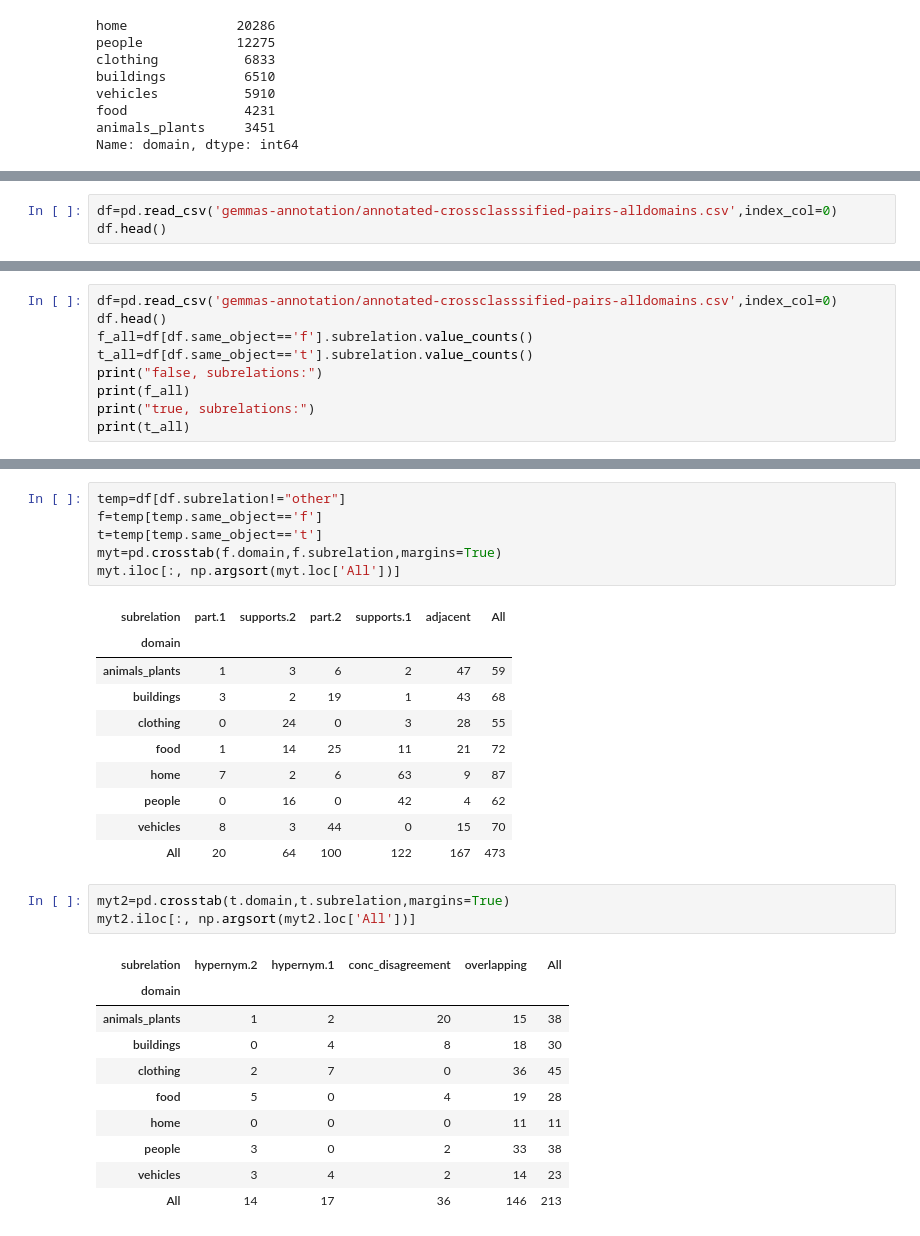
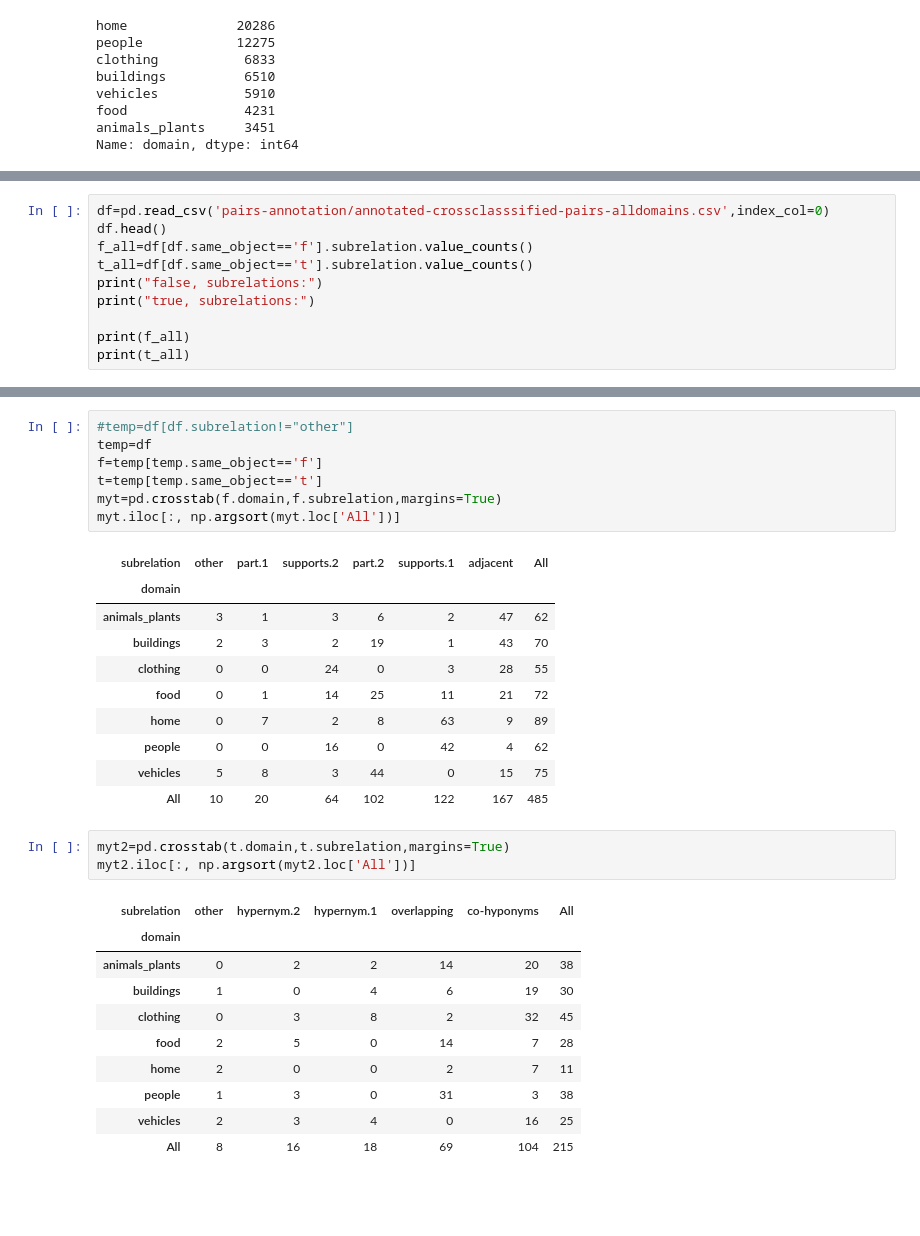
Before and after one commit to sinazarriess/many_names_collection, a Jupyter notebook: analysis/explore.ipynb, the cells around one changed output, grey strips where cells are left out. Cells and saved outputs as stored; diff of their text form; blank space fills up the shorter version.

```diff
--- a/analysis/explore.ipynb
+++ b/analysis/explore.ipynb
@@ -127,4 +93,11 @@ Name: domain, dtype: int64
 # %%
-df=pd.read_csv('gemmas-annotation/annotated-crossclasssified-pairs-alldomains.csv',index_col=0)
+df=pd.read_csv('pairs-annotation/annotated-crossclasssified-pairs-alldomains.csv',index_col=0)
 df.head()
+f_all=df[df.same_object=='f'].subrelation.value_counts()
+t_all=df[df.same_object=='t'].subrelation.value_counts()
+print("false, subrelations:")
+print("true, subrelations:")
+
+print(f_all)
+print(t_all)
 # %% [output]
@@ -153,9 +118,0 @@ display_side_by_side(ft)
-# %%
-df=pd.read_csv('gemmas-annotation/annotated-crossclasssified-pairs-alldomains.csv',index_col=0)
-df.head()
-f_all=df[df.same_object=='f'].subrelation.value_counts()
-t_all=df[df.same_object=='t'].subrelation.value_counts()
-print("false, subrelations:")
-print(f_all)
-print("true, subrelations:")
-print(t_all)
@@ -178,31 +119,32 @@ Name: subrelation, dtype: int64
 # %%
-temp=df[df.subrelation!="other"]
+#temp=df[df.subrelation!="other"]
+temp=df
 f=temp[temp.same_object=='f']
 t=temp[temp.same_object=='t']
 myt=pd.crosstab(f.domain,f.subrelation,margins=True)
 myt.iloc[:, np.argsort(myt.loc['All'])]
 # %% [output]
-| subrelation | part.1 | supports.2 | part.2 | supports.1 | adjacent | All |
-| domain |  |  |  |  |  |  |
-| animals_plants | 1 | 3 | 6 | 2 | 47 | 59 |
-| buildings | 3 | 2 | 19 | 1 | 43 | 68 |
-| clothing | 0 | 24 | 0 | 3 | 28 | 55 |
-| food | 1 | 14 | 25 | 11 | 21 | 72 |
-| home | 7 | 2 | 6 | 63 | 9 | 87 |
-| people | 0 | 16 | 0 | 42 | 4 | 62 |
-| vehicles | 8 | 3 | 44 | 0 | 15 | 70 |
-| All | 20 | 64 | 100 | 122 | 167 | 473 |
+| subrelation | other | part.1 | supports.2 | part.2 | supports.1 | adjacent | All |
+| domain |  |  |  |  |  |  |  |
+| animals_plants | 3 | 1 | 3 | 6 | 2 | 47 | 62 |
+| buildings | 2 | 3 | 2 | 19 | 1 | 43 | 70 |
+| clothing | 0 | 0 | 24 | 0 | 3 | 28 | 55 |
+| food | 0 | 1 | 14 | 25 | 11 | 21 | 72 |
+| home | 0 | 7 | 2 | 8 | 63 | 9 | 89 |
+| people | 0 | 0 | 16 | 0 | 42 | 4 | 62 |
+| vehicles | 5 | 8 | 3 | 44 | 0 | 15 | 75 |
+| All | 10 | 20 | 64 | 102 | 122 | 167 | 485 |
 # %%
 myt2=pd.crosstab(t.domain,t.subrelation,margins=True)
 myt2.iloc[:, np.argsort(myt2.loc['All'])]
 # %% [output]
-| subrelation | hypernym.2 | hypernym.1 | conc_disagreement | overlapping | All |
-| domain |  |  |  |  |  |
-| animals_plants | 1 | 2 | 20 | 15 | 38 |
-| buildings | 0 | 4 | 8 | 18 | 30 |
-| clothing | 2 | 7 | 0 | 36 | 45 |
-| food | 5 | 0 | 4 | 19 | 28 |
-| home | 0 | 0 | 0 | 11 | 11 |
-| people | 3 | 0 | 2 | 33 | 38 |
-| vehicles | 3 | 4 | 2 | 14 | 23 |
-| All | 14 | 17 | 36 | 146 | 213 |
+| subrelation | other | hypernym.2 | hypernym.1 | overlapping | co-hyponyms | All |
+| domain |  |  |  |  |  |  |
+| animals_plants | 0 | 2 | 2 | 14 | 20 | 38 |
+| buildings | 1 | 0 | 4 | 6 | 19 | 30 |
+| clothing | 0 | 3 | 8 | 2 | 32 | 45 |
+| food | 2 | 5 | 0 | 14 | 7 | 28 |
+| home | 2 | 0 | 0 | 2 | 7 | 11 |
+| people | 1 | 3 | 0 | 31 | 3 | 38 |
+| vehicles | 2 | 3 | 4 | 0 | 16 | 25 |
+| All | 8 | 16 | 18 | 69 | 104 | 215 |
```
Also changed, not shown: parts of 10 cells of this notebook, 28 other files.
